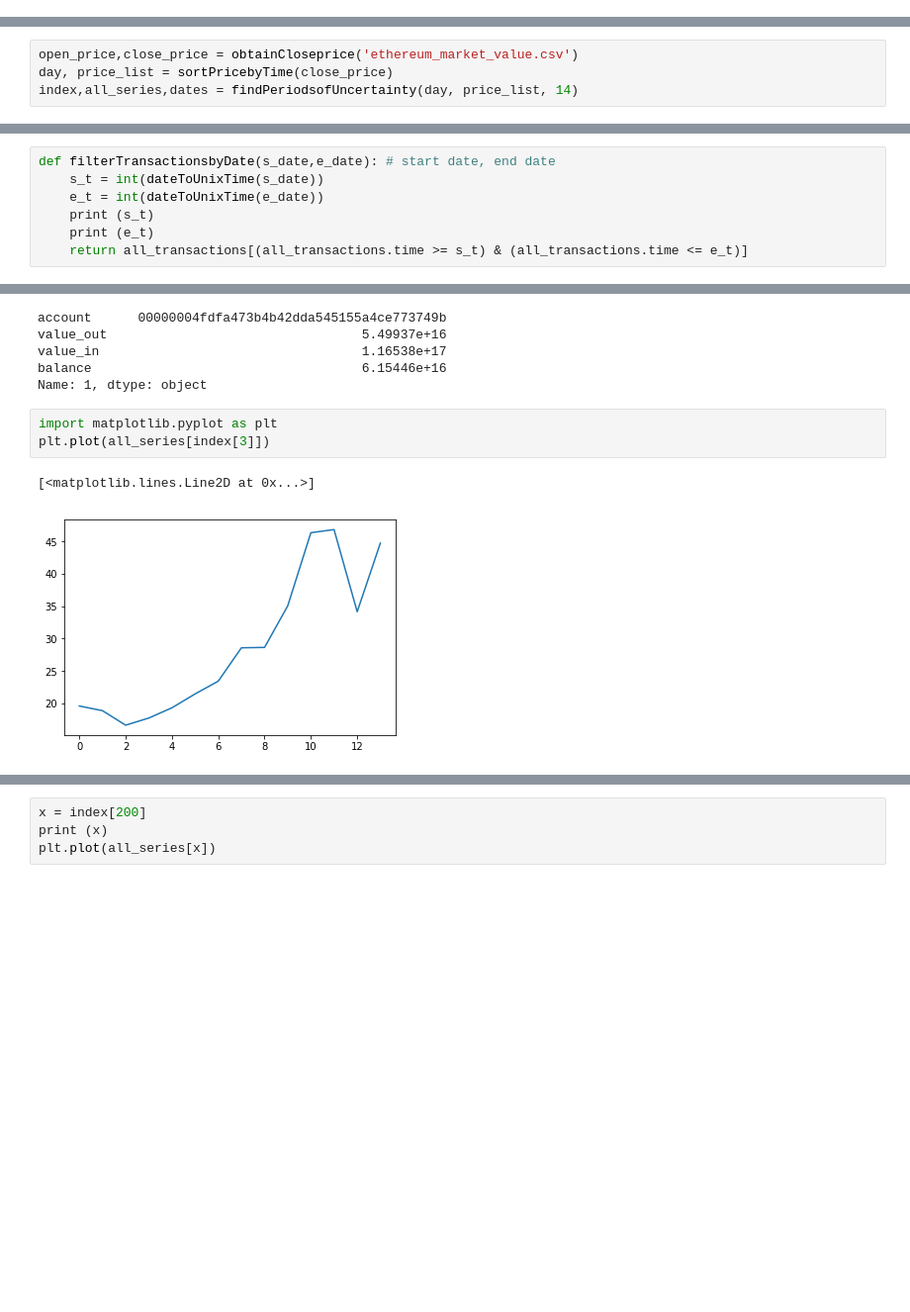
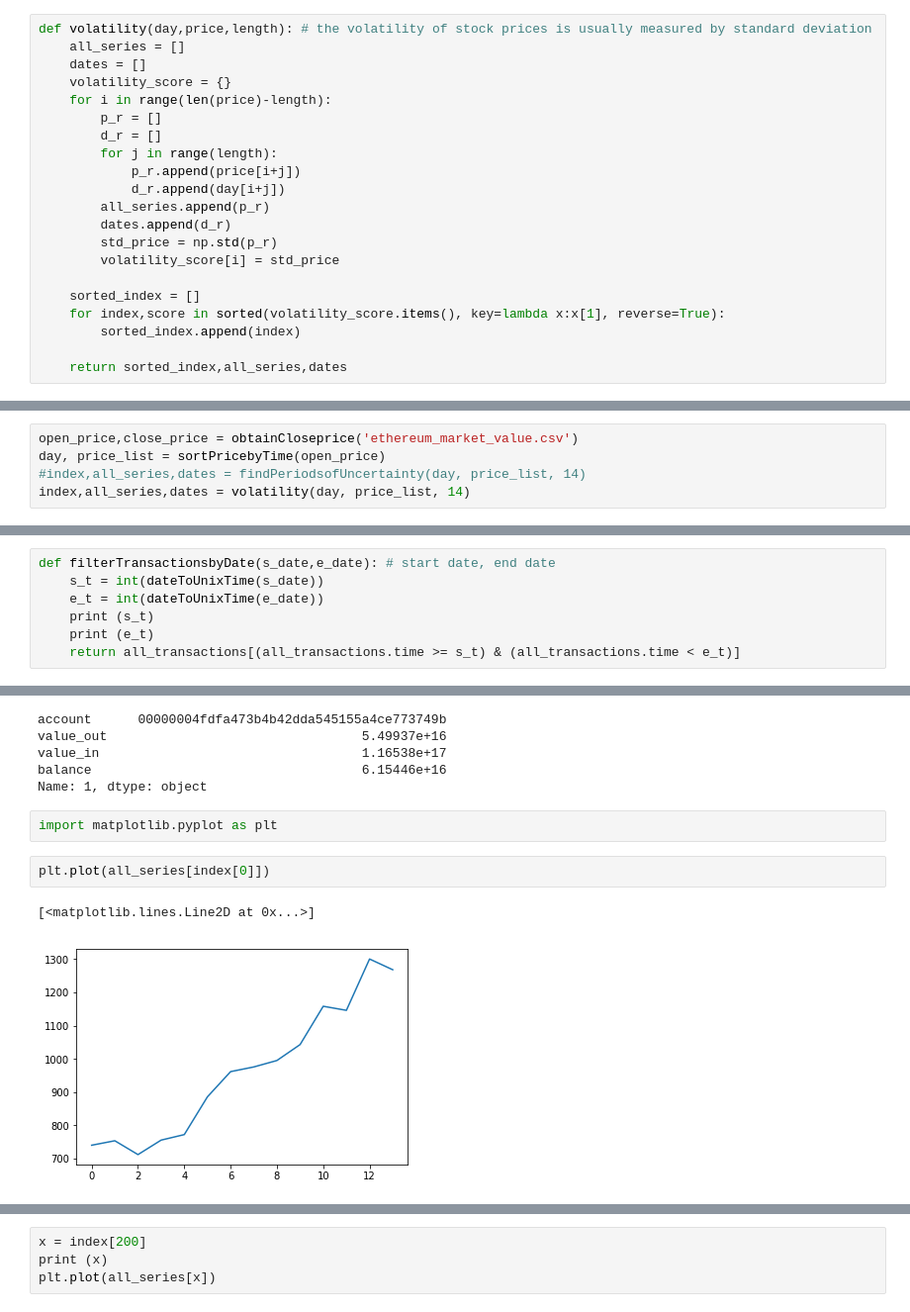
Before and after one commit to Sandipan99/Ethereum, a Jupyter notebook: EthereumExternalEffects.ipynb, the cells around one changed output, grey strips where cells are left out. Shown at 99% size. Drawn from its saved outputs; the diff is of its cells as text; blank space fills up the shorter version.

```diff
--- a/EthereumExternalEffects.ipynb
+++ b/EthereumExternalEffects.ipynb
@@ -36,6 +36,27 @@ def sortPricebyTime(c_price):
         day.append(d)
         price.append(float(p))
     return day,price
+# %%
+def volatility(day,price,length): # the volatility of stock prices is usually measured by standard deviation
+    all_series = []
+    dates = []
+    volatility_score = {}
+    for i in range(len(price)-length):
+        p_r = []
+        d_r = []
+        for j in range(length):
+            p_r.append(price[i+j])
+            d_r.append(day[i+j])
+        all_series.append(p_r)
+        dates.append(d_r)
+        std_price = np.std(p_r)
+        volatility_score[i] = std_price
+
+    sorted_index = []
+    for index,score in sorted(volatility_score.items(), key=lambda x:x[1], reverse=True):
+        sorted_index.append(index)
+
+    return sorted_index,all_series,dates
 # %%
 def findPeriodsofUncertainty(day,price,length):
     price_change = [0]
@@ -71,8 +92,9 @@ def findPeriodsofUncertainty(day,price,length):
     return sorted_index,all_series,dates
 # %%
 open_price,close_price = obtainCloseprice('ethereum_market_value.csv')
-day, price_list = sortPricebyTime(close_price)
-index,all_series,dates = findPeriodsofUncertainty(day, price_list, 14)
+day, price_list = sortPricebyTime(open_price)
+#index,all_series,dates = findPeriodsofUncertainty(day, price_list, 14)
+index,all_series,dates = volatility(day, price_list, 14)
 # %%
 index
 # %% [output]
@@ -197,7 +219,7 @@ def filterTransactionsbyDate(s_date,e_date): # start date, end date
     e_t = int(dateToUnixTime(e_date))
     print (s_t)
     print (e_t)
-    return all_transactions[(all_transactions.time >= s_t) & (all_transactions.time <= e_t)]
+    return all_transactions[(all_transactions.time >= s_t) & (all_transactions.time < e_t)]
 # %%
 df = filterTransactionsbyDate('2017-3-06','2017-3-19')
 # %% [output]
@@ -701,7 +723,8 @@ balance                                   6.15446e+16
 Name: 1, dtype: object
 # %%
 import matplotlib.pyplot as plt
-plt.plot(all_series[index[3]])
-# %% [output]
-[<matplotlib.lines.Line2D at 0x...>]
-[figure, removed]
+# %%
+plt.plot(all_series[index[0]])
+# %% [output]
+[<matplotlib.lines.Line2D at 0x...>]
+[figure, added]
```
Also changed, not shown: parts of 12 cells of this notebook, 2 other files.
